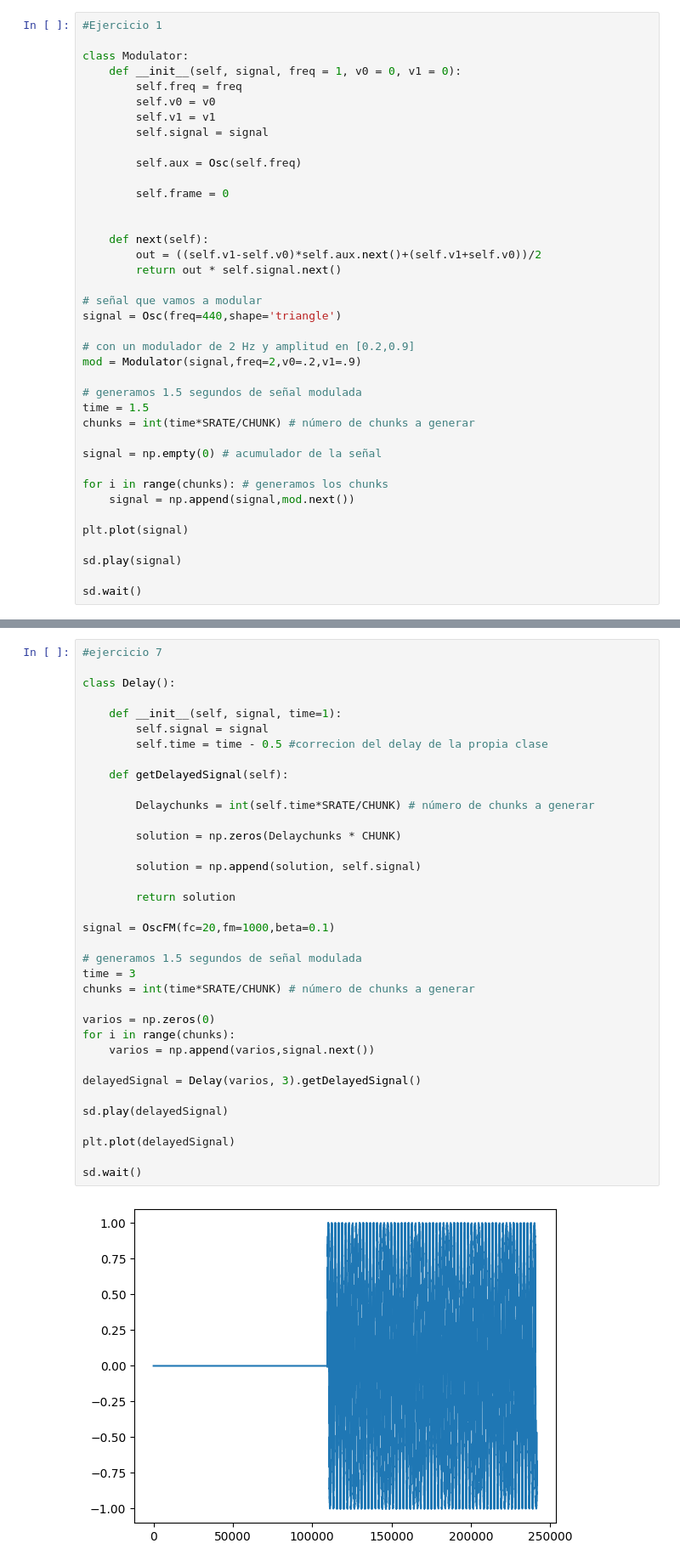
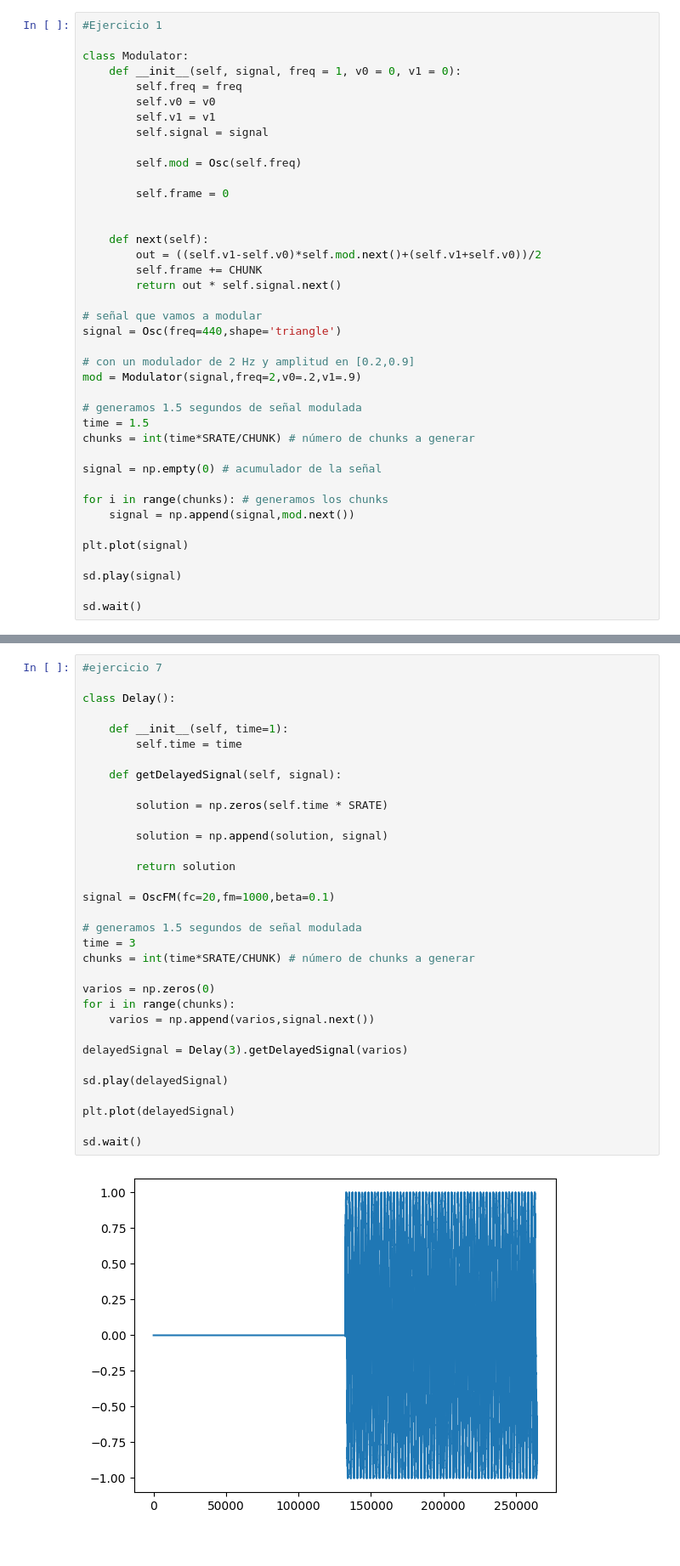
Before and after one commit to Adelpozo04/Informatica-Musical, a Jupyter notebook: Adrian/Practica 2/ejercicios.ipynb, the cells around one changed output, grey strips where cells are left out. Shown at 85% size. Drawn from its saved outputs; the diff is of its cells as text.

```diff
--- a/Adrian/Practica 2/ejercicios.ipynb
+++ b/Adrian/Practica 2/ejercicios.ipynb
@@ -43,13 +43,14 @@ class Modulator:
         self.v1 = v1
         self.signal = signal
 
-        self.aux = Osc(self.freq)
+        self.mod = Osc(self.freq)
 
         self.frame = 0
 
 
     def next(self):
-        out = ((self.v1-self.v0)*self.aux.next()+(self.v1+self.v0))/2
+        out = ((self.v1-self.v0)*self.mod.next()+(self.v1+self.v0))/2
+        self.frame += CHUNK
         return out * self.signal.next()
 
 # señal que vamos a modular
@@ -381,41 +377,38 @@ sd.wait()
 # %%
 #ejercicio 7
 
 class Delay():
 
-    def __init__(self, signal, time=1):
-        self.signal = signal
-        self.time = time - 0.5 #correcion del delay de la propia clase
+    def __init__(self, time=1):
+        self.time = time
 
-    def getDelayedSignal(self):
+    def getDelayedSignal(self, signal):
 
-        Delaychunks = int(self.time*SRATE/CHUNK) # número de chunks a generar
+        solution = np.zeros(self.time * SRATE)
 
-        solution = np.zeros(Delaychunks * CHUNK)
-
-        solution = np.append(solution, self.signal)
+        solution = np.append(solution, signal)
 
         return solution
 
 signal = OscFM(fc=20,fm=1000,beta=0.1)
 
 # generamos 1.5 segundos de señal modulada
 time = 3
 chunks = int(time*SRATE/CHUNK) # número de chunks a generar
 
 varios = np.zeros(0)
 for i in range(chunks):
     varios = np.append(varios,signal.next())
 
-delayedSignal = Delay(varios, 3).getDelayedSignal()
+delayedSignal = Delay(3).getDelayedSignal(varios)
 
 sd.play(delayedSignal)
 
 plt.plot(delayedSignal)
 
 sd.wait()
 # %% [output]
-[figure, old version]
+[figure, new version]
 # %%
 #ejercicio 8
 
```
Also changed, not shown: parts of 3 cells of this notebook.
